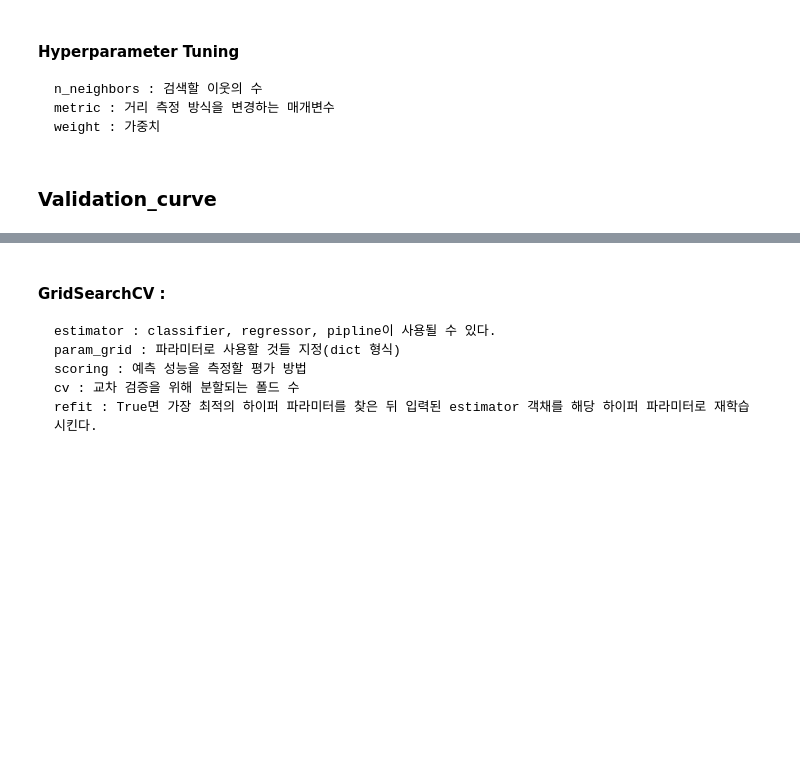
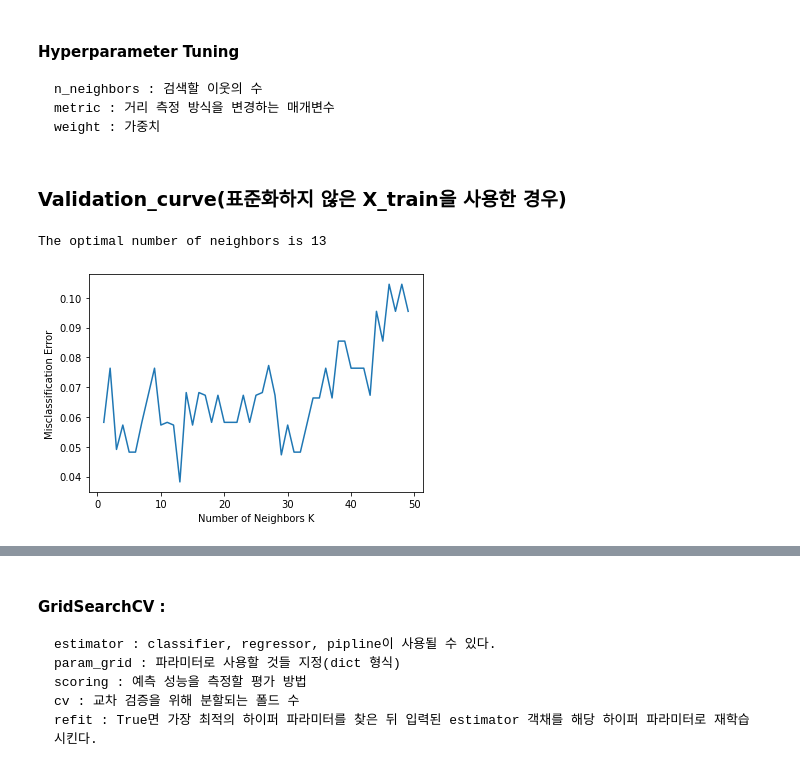
Before and after one commit to DalkomCandy/Python, a Jupyter notebook: DataScience/금융머신러닝/HW02/HW02_박규민.ipynb, the cells around one changed output, grey strips where cells are left out. Drawn from its saved outputs; the diff is of its cells as text; code cells hidden in the pictures; blank space fills up the shorter version.

```diff
--- a/DataScience/금융머신러닝/HW02/HW02_박규민.ipynb
+++ b/DataScience/금융머신러닝/HW02/HW02_박규민.ipynb
@@ -33,7 +38,7 @@ plt.show()
 # %%
 from sklearn.model_selection import train_test_split
 
-X_train, X_test, y_train, y_test = train_test_split(X, y, test_size = 0.3, random_state = 1, stratify = y)
+[X_train, X_test, y_train, y_test] = train_test_split(X, y, test_size = 0.3, random_state = 1, stratify = y)
 # %% [markdown]
 ###  Feature Scaling
 # %%
@@ -46,9 +51,10 @@ X_test_std = sc.transform(X_test)
 # %% [markdown]
 ### Fitting
 # %%
-from sklearn.neighbors import KNeighborsClassifier
+from sklearn.neighbors import KNeighborsClassifier # KNN
 
-knn = KNeighborsClassifier(n_neighbors=5, p=2)
+knn = KNeighborsClassifier(n_neighbors=6, p=2)
 
 knn.fit(X_train_std, y_train)
 y_train_pred = knn.predict(X_train_std)
+print('Misclassified test samples: %d' %(y_train!=y_train_pred).sum())
@@ -92,4 +103,32 @@ weighted avg       0.93      0.93      0.93        45
     metric : 거리 측정 방식을 변경하는 매개변수
     weight : 가중치
 # %% [markdown]
-### Validation_curve
+### Validation_curve(표준화하지 않은 X_train을 사용한 경우)
+# %%
+from sklearn.model_selection import cross_val_score
+import matplotlib.pyplot as plt
+
+neighbors = list(range(1,50))
+cv_scores = []
+
+knn.fit(X_train, y_train)
+# perform 10-fold cross validation
+for k in neighbors:
+    knn = KNeighborsClassifier(n_neighbors=k)
+    scores = cross_val_score(knn, X_train, y_train, cv=10, scoring='accuracy')
+    cv_scores.append(scores.mean())
+
+MSE = [1 - x for x in cv_scores]
+score = [x for x in cv_scores]
+# determining best k
+optimal_k = neighbors[MSE.index(min(MSE))]
+print("The optimal number of neighbors is %d" % optimal_k)
+
+# plot misclassification error vs k
+plt.plot(neighbors, MSE)
+plt.xlabel('Number of Neighbors K')
+plt.ylabel('Misclassification Error')
+plt.show()
+# %% [output]
+The optimal number of neighbors is 13
+[figure, added]
```
Also changed, not shown: parts of 11 cells of this notebook, 1 other file.
